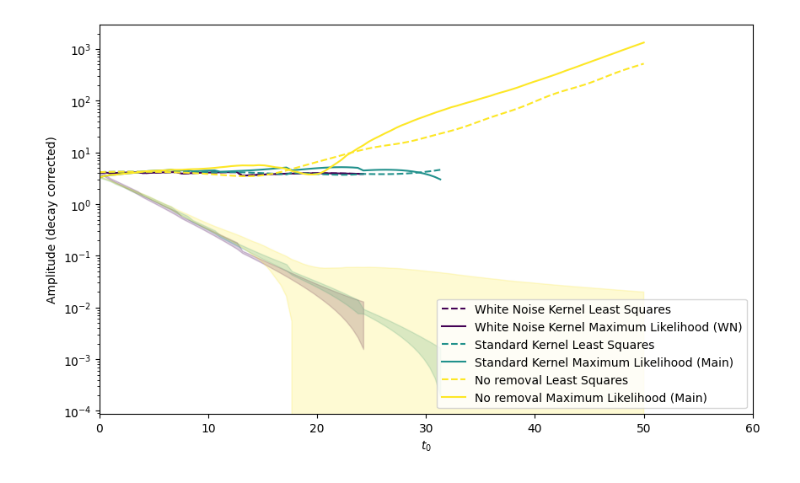
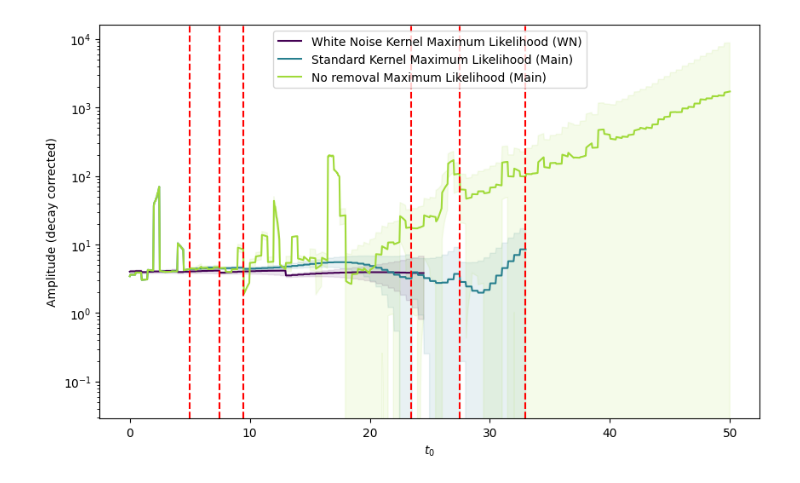
Before and after one commit to BGP-QNM-FITS/bgp_qnm_fits, a Jupyter notebook: qnm_removal.ipynb, the cells around one changed output. Cells and saved outputs as stored; diff of their text form; code cells hidden in the pictures.

```diff
--- a/qnm_removal.ipynb
+++ b/qnm_removal.ipynb
@@ -66,6 +44,6 @@ hyperparam_rule_dict_s = {
 
 tuned_param_dict_s = {mode: get_new_params(param_dict_sim_lm[id][mode], tuning_hyperparams_s, hyperparam_rule_dict_s) for mode in param_dict_sim_lm[id]}
 # %%
-start_times = np.linspace(T0, T, 100)
-qnm_ordering = [(2, 2, n, 1) for n in np.arange(n_max, -1, -1)]
+start_times = np.linspace(T0, T, 1000)
+qnm_ordering = [(2, 2, n, 1) for n in np.arange(N_MAX, -1, -1)] # This fixes the order that QNMs are removed
 # %%
@@ -261,11 +225,11 @@ for i, (t0, qnm_list_t0) in enumerate(zip(start_times, qnm_list_timeseries_s)):
 # %%
 # modes dropped full gp
 
-amplitude_dict_ls_m = {qnm: [] for qnm in qnm_list}
-amplitude_dict_ml_m = {qnm: [] for qnm in qnm_list}
-amplitude_std_dev_dict_ml_m = {qnm: [] for qnm in qnm_list}
+amplitude_dict_ls_m = {qnm: [] for qnm in QNM_LIST}
+amplitude_dict_ml_m = {qnm: [] for qnm in QNM_LIST}
+amplitude_std_dev_dict_ml_m = {qnm: [] for qnm in QNM_LIST}
 
-for i, (t0, qnm_list_t0) in enumerate(zip(start_times, qnm_list_timeseries)):
+for i, (t0, qnm_list_t0) in enumerate(zip(start_times, qnm_list_timeseries_main)):
 
     ls_fit = qnmfits.multimode_ringdown_fit(
         sim_main.times,
@@ -275,7 +239,7 @@ for i, (t0, qnm_list_t0) in enumerate(zip(start_times, qnm_list_timeseries)):
         chif=chif_mag_0,
         t0=t0,
         T=T,
-        spherical_modes=[spherical_mode],
+        spherical_modes=SPHERICAL_MODES,
     )
 
     for j, qnm in enumerate(qnm_list_t0):
@@ -292,11 +256,11 @@ for i, (t0, qnm_list_t0) in enumerate(zip(start_times, qnm_list_timeseries)):
         kernel_main,
         t0_method="geq",
         T=T,
-        spherical_modes=[spherical_mode],
+        spherical_modes=SPHERICAL_MODES,
         )
 
     bgp_amplitudes = np.zeros(len(qnm_list_t0))
-    bgp_st_devs = np.zeros(len(qnm_list))
+    bgp_st_devs = np.zeros(len(QNM_LIST))
 
     for j in range(len(qnm_list_t0)):
         bgp_amplitudes[j] = np.sqrt(bgp_fit["mean"][2*j]**2 + bgp_fit["mean"][2*j+1]**2)
@@ -306,51 +270,63 @@ for i, (t0, qnm_list_t0) in enumerate(zip(start_times, qnm_list_timeseries)):
         amplitude_dict_ml_m[qnm].append(bgp_amplitudes[j])
         amplitude_std_dev_dict_ml_m[qnm].append(bgp_st_devs[j])
 
-    qnm_missing = [qnm for qnm in qnm_list if qnm not in qnm_list_t0]
+    qnm_missing = [qnm for qnm in QNM_LIST if qnm not in qnm_list_t0]
 
     for qnm in qnm_missing:
         amplitude_dict_ls_m[qnm].append(np.nan)
         amplitude_dict_ml_m[qnm].append(np.nan)
         amplitude_std_dev_dict_ml_m[qnm].append(np.nan)
 # %%
-colours = plt.cm.viridis(np.linspace(0, 3, len(qnm_list)))
+colours = plt.cm.viridis(np.linspace(0, 3, len(QNM_LIST)))
 
 fig, ax = plt.subplots(figsize=(10, 6))
 
 view_qnms = [(2, 2, n, 1) for n in np.arange(1, 2)]
-view_qnm_indices = [qnm_list.index(qnm) for qnm in view_qnms]
+view_qnm_indices = [QNM_LIST.index(qnm) for qnm in view_qnms]
 
 for i, (qnm, index) in enumerate(zip(view_qnms, view_qnm_indices)):
-    ax.plot(
-        start_times, np.abs(amplitude_dict_ls_s[qnm])* np.exp(-omega_list[index].imag * (start_times)), color=colours[0], ls='--',
-        label="White Noise Kernel Least Squares"
-    )
+    #ax.plot(
+    #    start_times, np.abs(amplitude_dict_ls_s[qnm])* np.exp(-omega_list[index].imag * (start_times)), color=colours[0], ls='--',
+    #    label="White Noise Kernel Least Squares"
+    #)
     ax.plot(
         start_times, np.abs(amplitude_dict_ml_s[qnm]) * np.exp(-omega_list[index].imag * (start_times)), color=colours[0], ls='-',
         label="White Noise Kernel Maximum Likelihood (WN)"
     )
-    ax.fill_between(np.array(start_times), np.abs(amplitude_dict_ml_s[qnm]) - np.abs(amplitude_std_dev_dict_ml_s[qnm]),
-                    np.abs(amplitude_dict_ml_s[qnm]) + np.abs(amplitude_std_dev_dict_ml_s[qnm]), color=colours[0], alpha=0.2)
-    ax.plot(
-        start_times, np.abs(amplitude_dict_ls_m[qnm])* np.exp(-omega_list[index].imag * (start_times)), color=colours[1], ls='--',
-        label="Standard Kernel Least Squares"
+    ax.fill_between(
+        np.array(start_times),
+        (np.abs(amplitude_dict_ml_s[qnm]) - np.abs(amplitude_std_dev_dict_ml_s[qnm])) * np.exp(-omega_list[index].imag * (start_times)),
+        (np.abs(amplitude_dict_ml_s[qnm]) + np.abs(amplitude_std_dev_dict_ml_s[qnm])) * np.exp(-omega_list[index].imag * (start_times)),
+        color=colours[0],
+        alpha=0.1
     )
+    #ax.plot(
+    #    start_times, np.abs(amplitude_dict_ls_m[qnm])* np.exp(-omega_list[index].imag * (start_times)), color=colours[1], ls='--',
+    #    label="Standard Kernel Least Squares"
+    #)
     ax.plot(
         start_times, np.abs(amplitude_dict_ml_m[qnm])* np.exp(-omega_list[index].imag * (start_times)), color=colours[1], ls='-',
         label="Standard Kernel Maximum Likelihood (Main)"
     )
-    ax.fill_between(np.array(start_times), np.abs(amplitude_dict_ml_m[qnm]) - np.abs(amplitude_std_dev_dict_ml_m[qnm]),
-                np.abs(amplitude_dict_ml_m[qnm]) + np.abs(amplitude_std_dev_dict_ml_m[qnm]), color=colours[1], alpha=0.2)
-    ax.plot(
-        start_times, np.abs(amplitude_array_ls[:, index]) * np.exp(-omega_list[index].imag * (start_times)), color=colours[2], ls='--',
-        label="No removal Least Squares"
+    ax.fill_between(
+        np.array(start_times),
+        (np.abs(amplitude_dict_ml_m[qnm]) - np.abs(amplitude_std_dev_dict_ml_m[qnm])) * np.exp(-omega_list[index].imag * (start_times)),
+        (np.abs(amplitude_dict_ml_m[qnm]) + np.abs(amplitude_std_dev_dict_ml_m[qnm])) * np.exp(-omega_list[index].imag * (start_times)),
+        color=colours[1], alpha=0.1
     )
+    #ax.plot(
+    #    start_times, np.abs(amplitude_array_ls[:, index]) * np.exp(-omega_list[index].imag * (start_times)), color=colours[2], ls='--',
+    #    label="No removal Least Squares"
+    #)
     ax.plot(
         start_times, np.abs(amplitude_array_ml[:, index]) * np.exp(-omega_list[index].imag * (start_times)), color=colours[2], ls='-',
         label="No removal Maximum Likelihood (Main)"
     )
-    ax.fill_between(np.array(start_times), np.abs(amplitude_array_ml[:, index]) - np.abs(amplitude_st_dev_array_ml[:, index]),
-                    np.abs(amplitude_array_ml[:, index]) + np.abs(amplitude_st_dev_array_ml[:, index]), color=colours[2], alpha=0.2)
+    ax.fill_between(np.array(start_times),
+                    (np.abs(amplitude_array_ml[:, index]) - np.abs(amplitude_st_dev_array_ml[:, index])) * np.exp(-omega_list[index].imag * (start_times)),
+                    (np.abs(amplitude_array_ml[:, index]) + np.abs(amplitude_st_dev_array_ml[:, index])) * np.exp(-omega_list[index].imag * (start_times)),
+                    color=colours[2], alpha=0.1
+                    )
 
     #ax.plot(
     #    start_times,
@@ -375,9 +351,18 @@ for i, qnm in enumerate(qnm_list):
     if len(nan_indices) > 0:
         ax.axvline(x=start_times[nan_indices[0]], color=colours[i], ls='--')
 """
+
+for t0, qnm_list_t0 in zip(start_times, qnm_list_timeseries_main):
+    if t0 != start_times[0]:  # Skip the first t0 as there is no previous t0 to compare
+        prev_qnm_list = qnm_list_timeseries_main[start_times.tolist().index(t0) - 1]
+        if len(qnm_list_t0) != len(prev_qnm_list):
+            print("Change in number of modes at t0 = ", t0)
+            print("Change in modes: ", set(prev_qnm_list) - set(qnm_list_t0))
+            ax.axvline(x=start_times[start_times.tolist().index(t0) - 1], color='red', linestyle='--')
+
 ax.set_yscale("log")
-#ax.set_ylim(9e-1, 1.2e0)
-ax.set_xlim(T0, 60)
+#ax.set_ylim(1, 1e1)
+#ax.set_xlim(T0, 30)
 ax.set_xlabel(r"$t_0$")
 ax.set_ylabel("Amplitude (decay corrected)")
 ax.legend()
@@ -387 +384 @@ plt.show()
-[figure, old version]
+[figure, new version]
```
Also changed, not shown: parts of 10 cells of this notebook, 24 other files.
